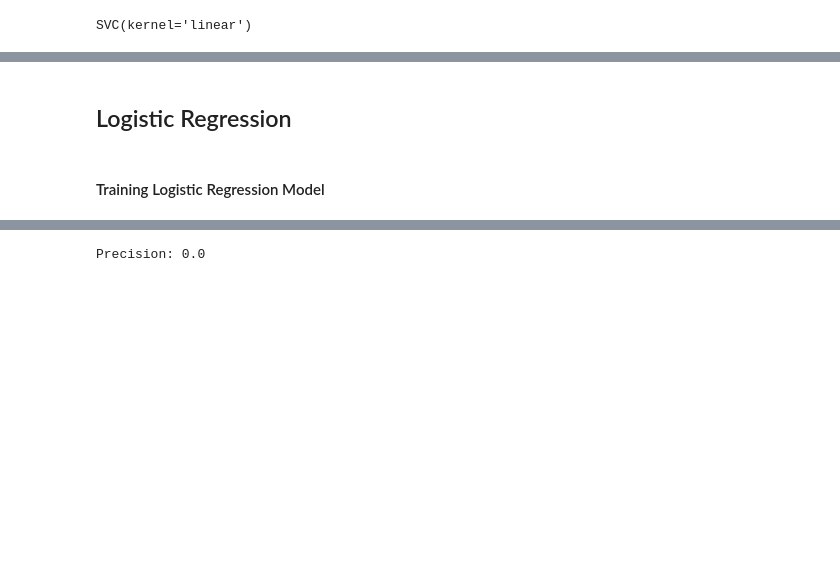
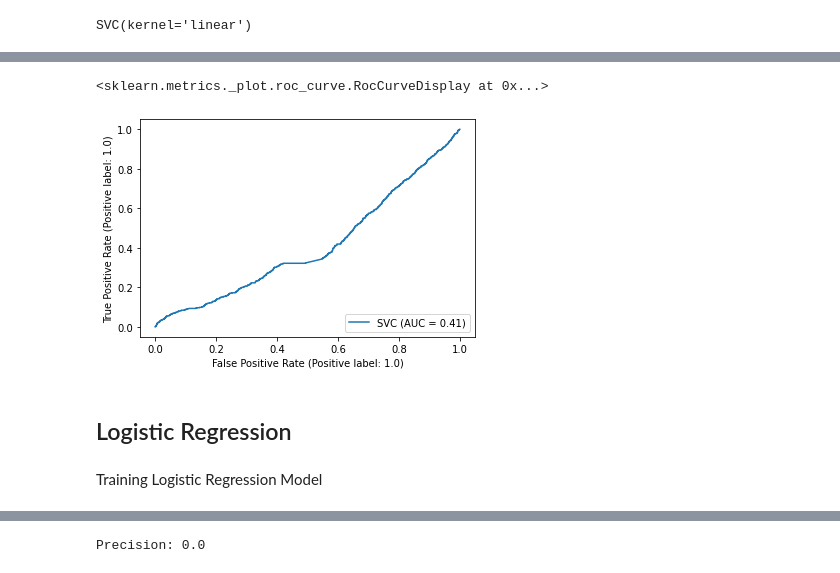
Before and after one commit to sheetalrprasad/Financial-Incident-Analysis, a Jupyter notebook: Finance Project.ipynb, the cells around one changed output, grey strips where cells are left out. Saved outputs shown, nothing was run; the diff lists cells and outputs as text; code cells hidden in the pictures; blank space fills up the shorter version.

```diff
--- a/Finance Project.ipynb
+++ b/Finance Project.ipynb
@@ -245,2 +245,7 @@ ax.xaxis.set_ticklabels(['not aquired', 'acquired']); ax.yaxis.set_ticklabels(['
+# %%
+metrics.RocCurveDisplay.from_estimator(clf,X_test, y_test)
+# %% [output]
+<sklearn.metrics._plot.roc_curve.RocCurveDisplay at 0x...>
+[figure, added]
 # %% [markdown]
 ## Logistic Regression
@@ -251,5 +254,5 @@ logisticRegr = LogisticRegression()
 # %% [markdown]
-#### Training Logistic Regression Model
+Training Logistic Regression Model
 # %%
 logisticRegr.fit(X_train, y_train)
 # %% [output]
```
Also changed, not shown: parts of 99 cells of this notebook.
